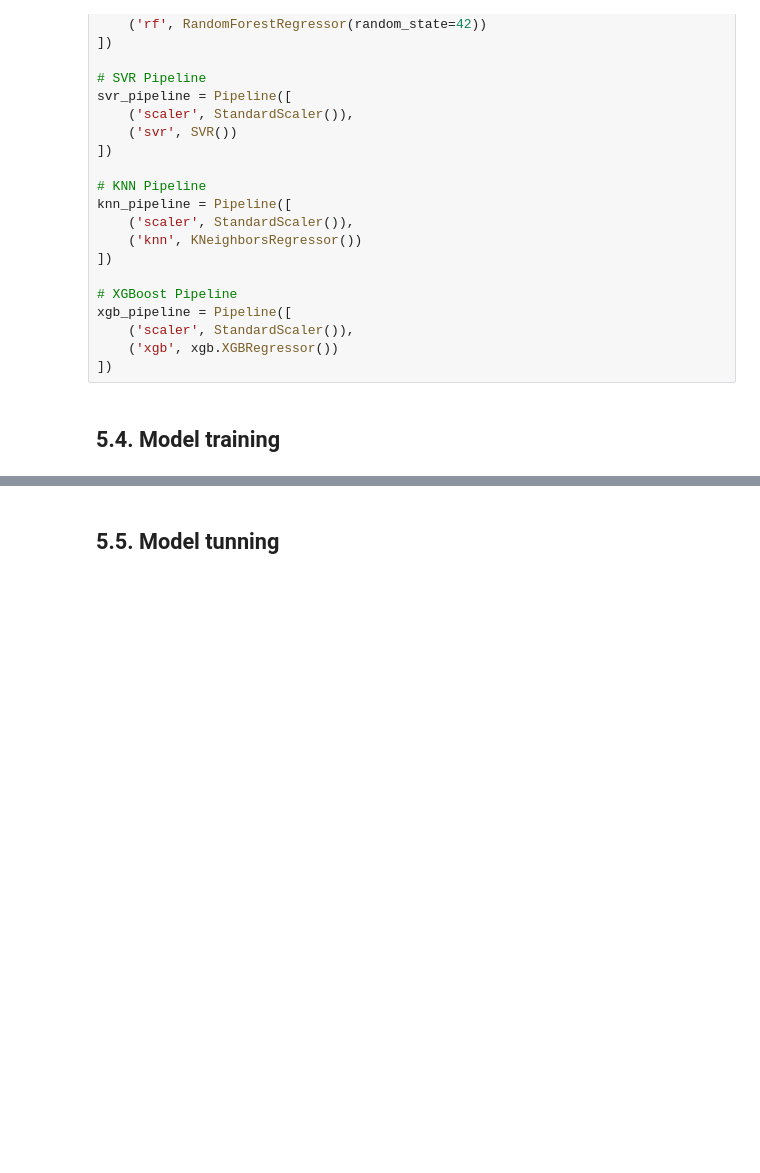
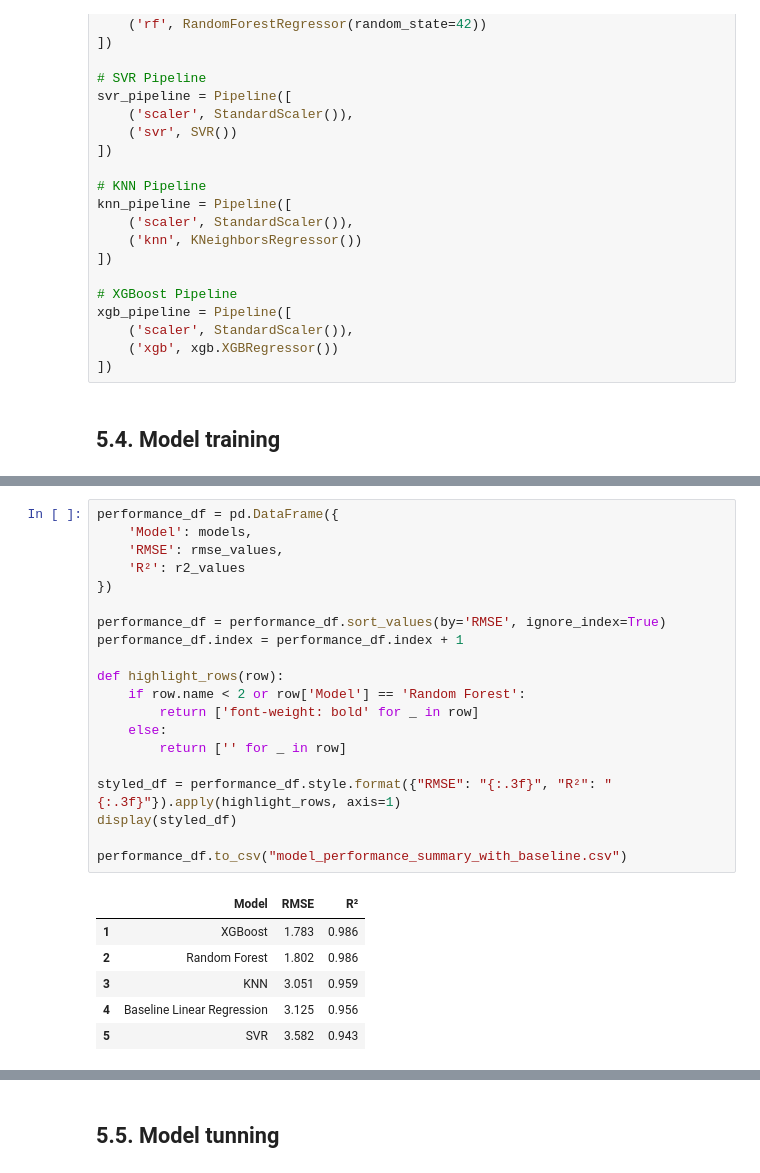
Before and after one commit to uoscar-s-urrego/Prediction-TEY, a Jupyter notebook: Prédiction_TEY.ipynb, the cells around one changed output, grey strips where cells are left out. Cells and saved outputs as stored; diff of their text form; blank space fills up the shorter version.

```diff
--- a/Prédiction_TEY.ipynb
+++ b/Prédiction_TEY.ipynb
@@ -688,3 +751,30 @@ plt.show()
+# %%
+performance_df = pd.DataFrame({
+    'Model': models,
+    'RMSE': rmse_values,
+    'R²': r2_values
+})
+
+performance_df = performance_df.sort_values(by='RMSE', ignore_index=True)
+performance_df.index = performance_df.index + 1
+
+def highlight_rows(row):
+    if row.name < 2 or row['Model'] == 'Random Forest':
+        return ['font-weight: bold' for _ in row]
+    else:
+        return ['' for _ in row]
+
+styled_df = performance_df.style.format({"RMSE": "{:.3f}", "R²": "{:.3f}"}).apply(highlight_rows, axis=1)
+display(styled_df)
+
+performance_df.to_csv("model_performance_summary_with_baseline.csv")
+# %% [output]
+|  | Model | RMSE | R² |
+| 1 | XGBoost | 1.783 | 0.986 |
+| 2 | Random Forest | 1.802 | 0.986 |
+| 3 | KNN | 3.051 | 0.959 |
+| 4 | Baseline Linear Regression | 3.125 | 0.956 |
+| 5 | SVR | 3.582 | 0.943 |
 # %% [markdown]
 Results Analyze:
 
```
Also changed, not shown: parts of 15 cells of this notebook.
